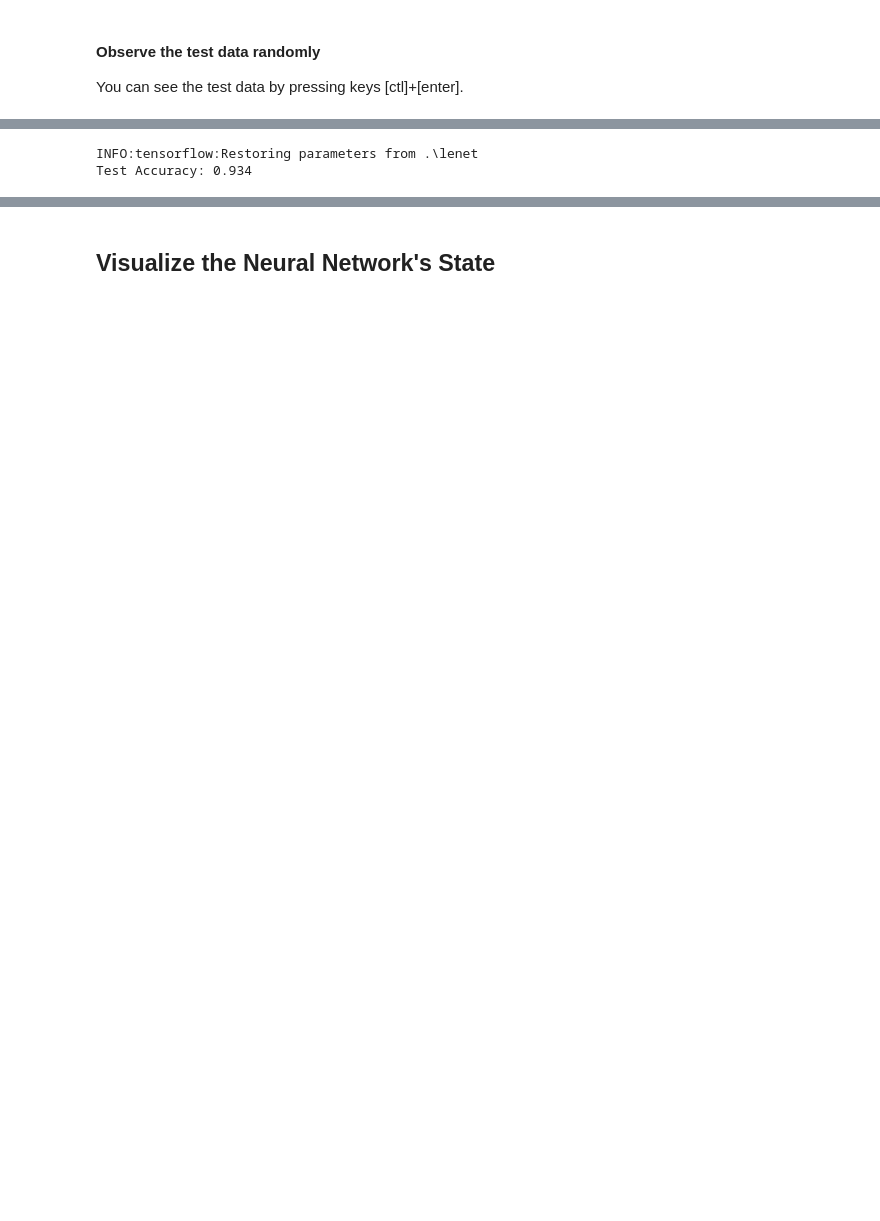
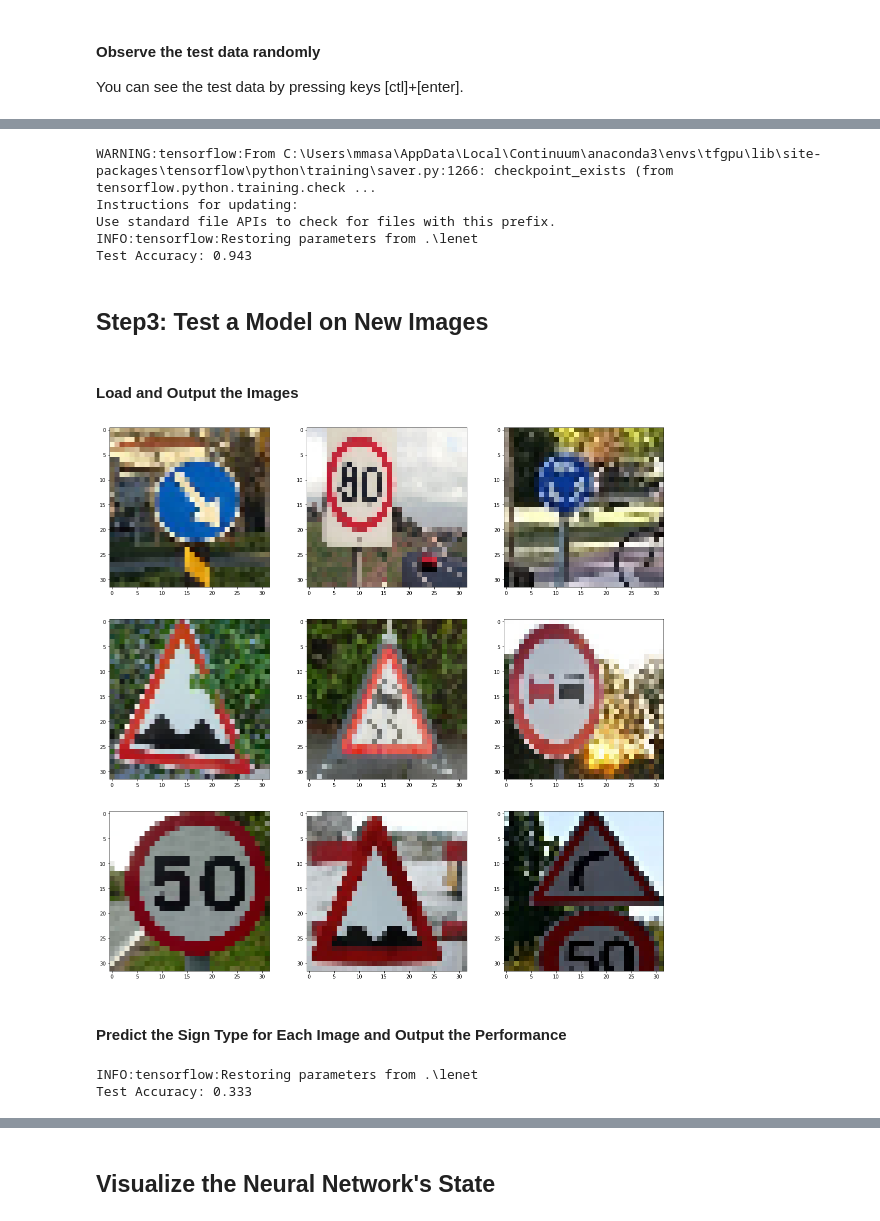
Before and after one commit to MasanaoMatsuda/finding-lane-lines, a Jupyter notebook: TrafficSignClassifier/TrafficSignClassifier.ipynb, the cells around one changed output, grey strips where cells are left out. Drawn from its saved outputs; the diff is of its cells as text; code cells hidden in the pictures; blank space fills up the shorter version.

Commit message:
Traffic Sign Classifier

```diff
--- a/TrafficSignClassifier/TrafficSignClassifier.ipynb
+++ b/TrafficSignClassifier/TrafficSignClassifier.ipynb
@@ -141,10 +185,41 @@ Epoch50 => Validation Accuracy: 0.934
 # To ignore the warnings caused by tensorflow module
 warnings.filterwarnings('ignore')
 
+BATCH_SIZE = 128
 with tf.Session() as sess:
+    saver = tf.train.import_meta_graph('./cp_color/lenet.meta')
     saver.restore(sess, tf.train.latest_checkpoint('.'))
-    test_accuracy = evaluation(model, X_valid, y_valid)
+    test_accuracy = evaluation(model, X_test, y_test)
     print("Test Accuracy: {:.3f}".format(test_accuracy))
 # %% [output]
+WARNING:tensorflow:From C:\Users\mmasa\AppData\Local\Continuum\anaconda3\envs\tfgpu\lib\site-packages\tensorflow\python\training\saver.py:1266: checkpoint_exists (from tensorflow.python.training.check ...
+Instructions for updating:
+Use standard file APIs to check for files with this prefix.
 INFO:tensorflow:Restoring parameters from .\lenet
-Test Accuracy: 0.934
+Test Accuracy: 0.943
+# %% [markdown]
+## Step3: Test a Model on New Images
+# %% [markdown]
+#### Load and Output the Images
+# %%
+def read_images_size_as(paths, size=(32,32)):
+    resized = []
+    images = [cv2.imread(path) for path in paths]
+    for img in images:
+        img = cv2.cvtColor(img, cv2.COLOR_BGR2RGB)
+        img = cv2.resize(img, dsize=size)
+        resized.append(img)
+    return np.array(resized)
+# %%
+img_paths = glob.glob('./test_images/*.jpg')
+images = read_images_size_as(img_paths, (32,32))
+labels = np.array([38, 5, 11, 22, 23, 9, 2, 22, 20])
+# %%
+plt.figure(9, figsize=(20,20))
+for i, img in enumerate(images):
+    plt.subplot(3,3,i+1)
+    plt.imshow(img, interpolation="nearest", cmap='gray')
+# %% [output]
+[figure, added]
+# %% [markdown]
+#### Predict the Sign Type for Each Image and Output the Performance
@@ -150,0 +228,14 @@ Test Accuracy: 0.934
+# %%
+# To ignore the warnings caused by tensorflow module
+warnings.filterwarnings('ignore')
+
+BATCH_SIZE = 128
+
+with tf.Session() as sess:
+    saver = tf.train.import_meta_graph('./cp_color/lenet.meta')
+    saver.restore(sess, tf.train.latest_checkpoint('.'))
+    test_accuracy = evaluation(model, images, labels)
+    print("Test Accuracy: {:.3f}".format(test_accuracy))
+# %% [output]
+INFO:tensorflow:Restoring parameters from .\lenet
+Test Accuracy: 0.333
```
Also changed, not shown: parts of 38 cells of this notebook, 15 other files.
